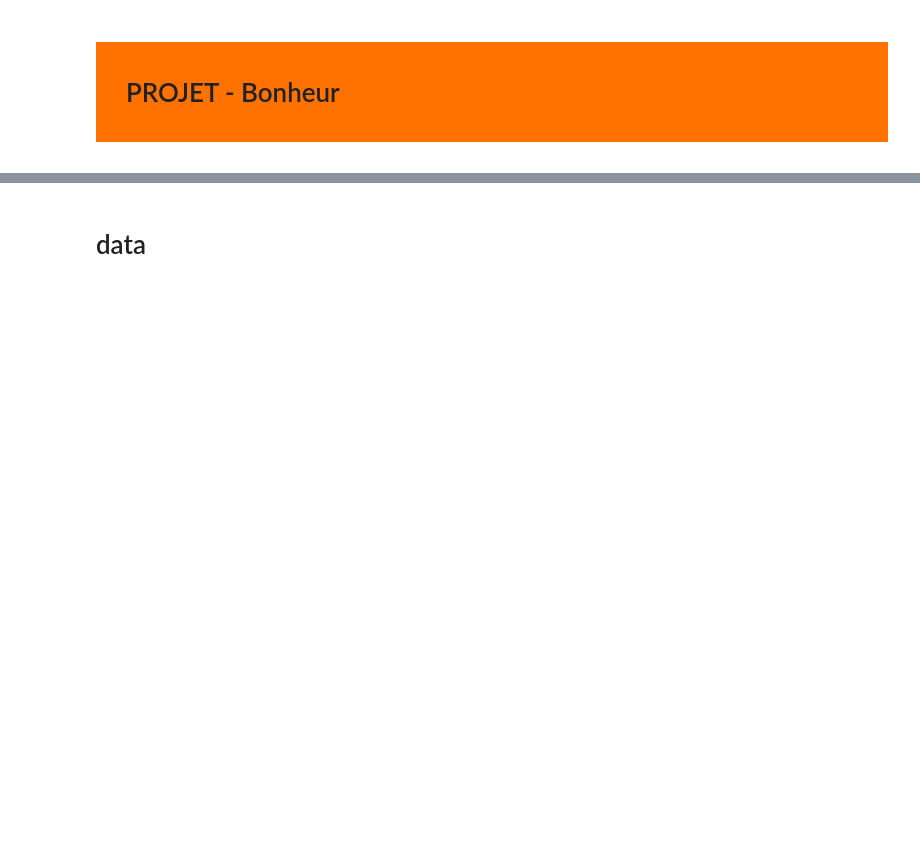
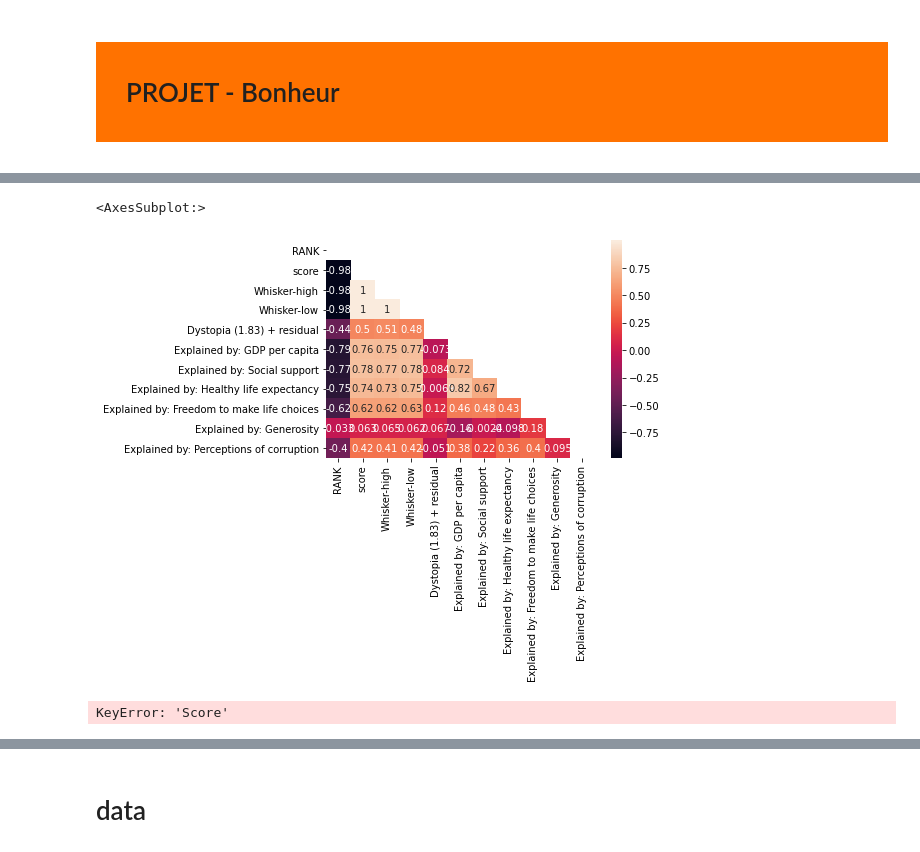
Before and after one commit to bourydamien/Projet_bonheur, a Jupyter notebook: Rapport_bonheur.ipynb, the cells around one changed output, grey strips where cells are left out. Drawn from its saved outputs; the diff is of its cells as text; code cells hidden in the pictures; blank space fills up the shorter version.

```diff
--- a/Rapport_bonheur.ipynb
+++ b/Rapport_bonheur.ipynb
@@ -42,0 +53,10 @@ data.shape
+# %%
+matrix = np.triu(data.corr())
+sns.heatmap(data.corr(), annot=True, mask= matrix)
+# %% [output]
+<AxesSubplot:>
+[figure, added]
+# %%
+sns.barplot(x=data['Score'].head(10), y =data['Country or region'].head(10))
+# %% [output]
+KeyError: 'Score'
```
Also changed, not shown: parts of 29 cells of this notebook, 1 other file.
